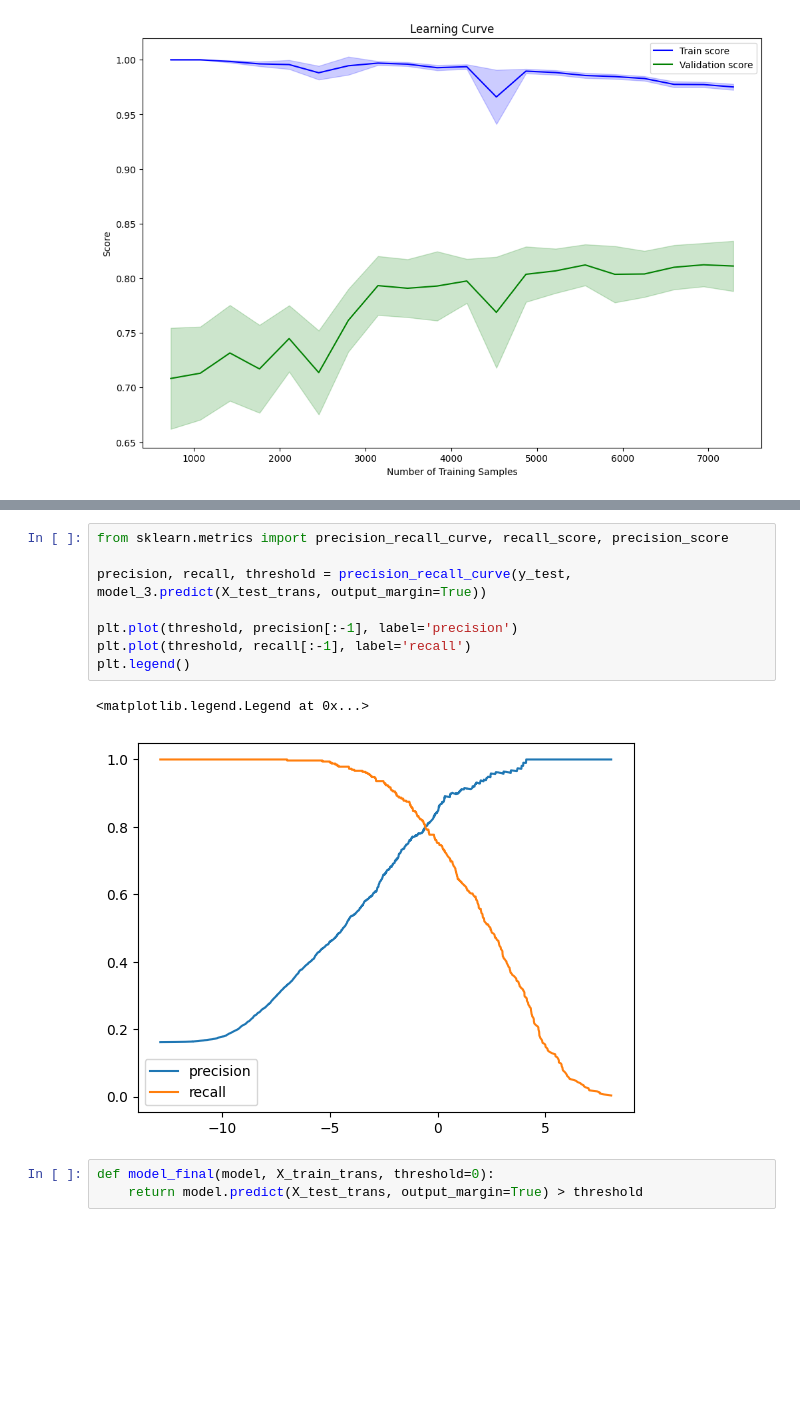
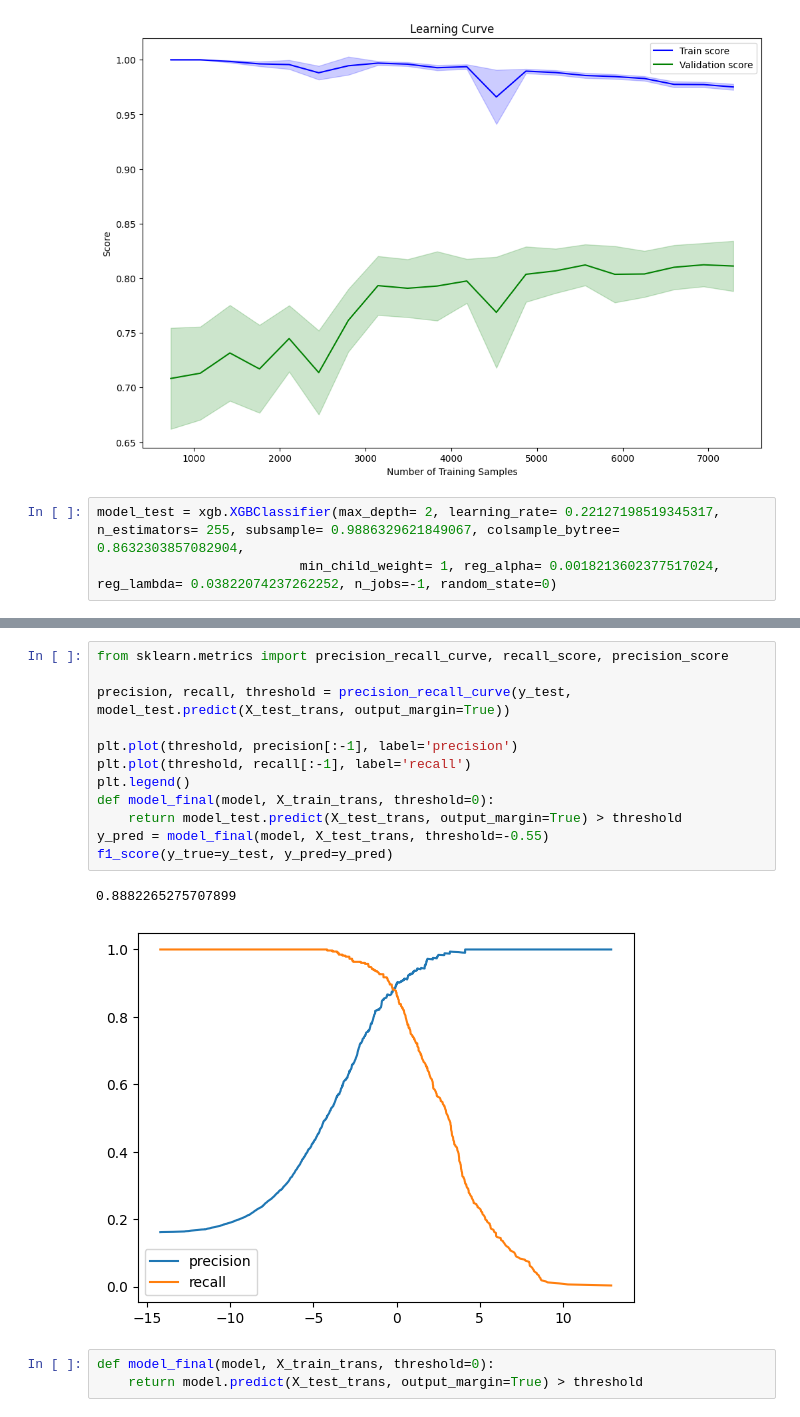
Before and after one commit to TheoRepo1/ML_Project_BankChurners, a Jupyter notebook: MyProject.ipynb, the cells around one changed output, grey strips where cells are left out. Drawn from its saved outputs; the diff is of its cells as text; blank space fills up the shorter version.

```diff
--- a/MyProject.ipynb
+++ b/MyProject.ipynb
@@ -641,3 +590,6 @@ evaluation(model_3)
    macro avg       0.90      0.86      0.88      2026
 weighted avg       0.94      0.94      0.94      2026
 [figure]
+# %%
+model_test = xgb.XGBClassifier(max_depth= 2, learning_rate= 0.22127198519345317, n_estimators= 255, subsample= 0.9886329621849067, colsample_bytree= 0.8632303857082904,
+                          min_child_weight= 1, reg_alpha= 0.0018213602377517024, reg_lambda= 0.03822074237262252, n_jobs=-1, random_state=0)
@@ -644,14 +610,18 @@ weighted avg       0.94      0.94      0.94      2026
 # %%
 from sklearn.metrics import precision_recall_curve, recall_score, precision_score
 
-precision, recall, threshold = precision_recall_curve(y_test, model_3.predict(X_test_trans, output_margin=True))
+precision, recall, threshold = precision_recall_curve(y_test, model_test.predict(X_test_trans, output_margin=True))
 
 plt.plot(threshold, precision[:-1], label='precision')
 plt.plot(threshold, recall[:-1], label='recall')
 plt.legend()
+def model_final(model, X_train_trans, threshold=0):
+    return model_test.predict(X_test_trans, output_margin=True) > threshold
+y_pred = model_final(model, X_test_trans, threshold=-0.55)
+f1_score(y_true=y_test, y_pred=y_pred)
 # %% [output]
-<matplotlib.legend.Legend at 0x...>
+0.8882265275707899
-[figure, old version]
+[figure, new version]
 # %%
 def model_final(model, X_train_trans, threshold=0):
     return model.predict(X_test_trans, output_margin=True) > threshold
```
Also changed, not shown: parts of 63 cells of this notebook.
